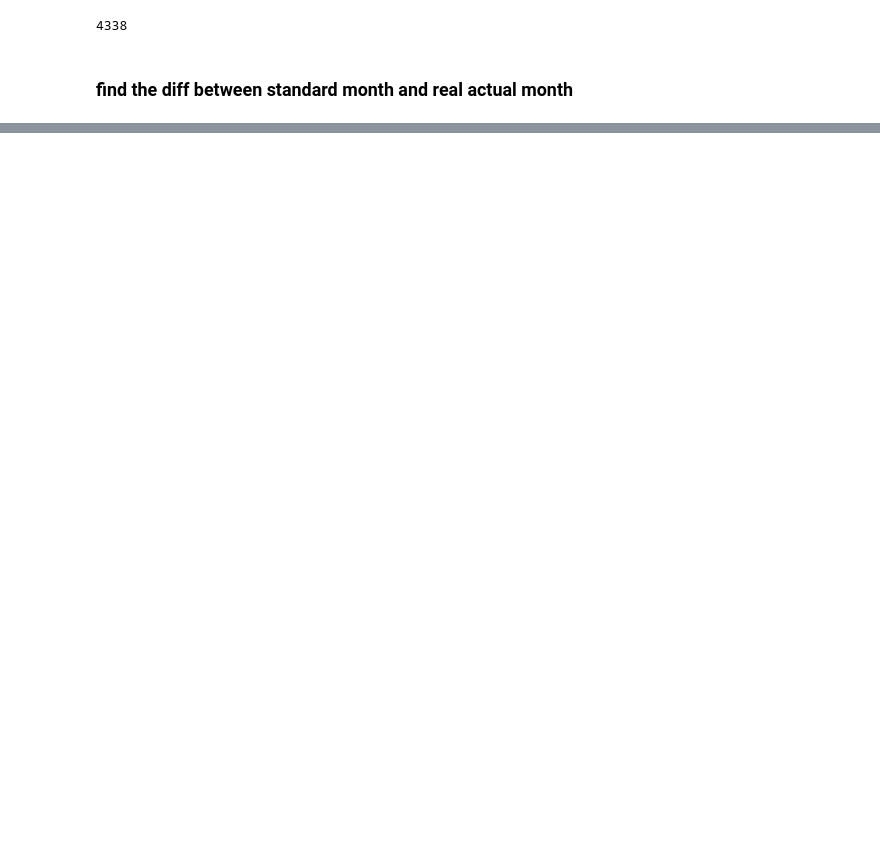
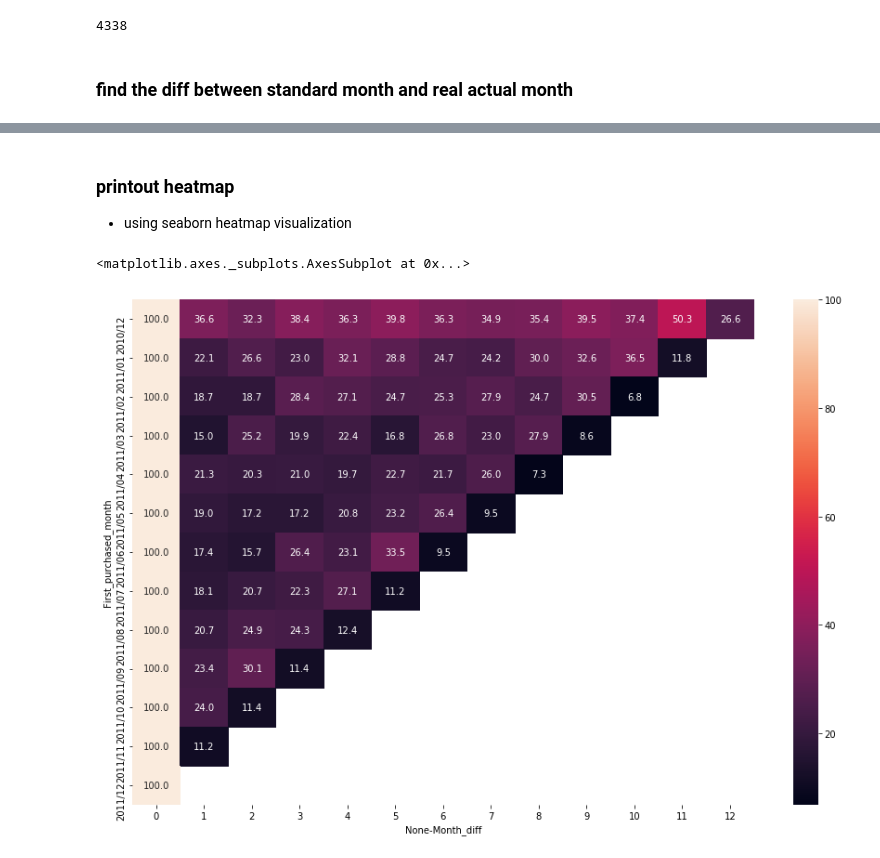
Before and after one commit to YoungJae-Hur/Data-science, a Jupyter notebook: project-shopping/3. selecting VIP clients (cohort analysis).ipynb, the cells around one changed output, grey strips where cells are left out. Saved outputs shown, nothing was run; the diff lists cells and outputs as text; code cells hidden in the pictures; blank space fills up the shorter version.

Commit message:
Add cohort clients data

```diff
--- a/project-shopping/3. selecting VIP clients (cohort analysis).ipynb
+++ b/project-shopping/3. selecting VIP clients (cohort analysis).ipynb
@@ -211,0 +214,7 @@ df.tail()
+# %%
+def get_unique_ID(x):
+    return len(np.unique(x))
+
+cohort_group = df.groupby(['First_purchased_month', 'Month_diff'])
+cohort_df = cohort_group['CustomerID'].apply(get_unique_ID).reset_index()
+cohort_df.head()
@@ -211,0 +228,4 @@ df.tail()
+# %%
+#change month_diff column into raw
+cohort_df = cohort_df.pivot(index='First_purchased_month', columns='Month_diff')
+cohort_df.head()
@@ -211,0 +241,5 @@ df.tail()
+# %%
+customer_cohort = cohort_df.div(cohort_df.iloc[:,0], axis=0) * 100
+customer_cohort = customer_cohort.round(decimals=2)
+
+customer_cohort
@@ -211,0 +263,16 @@ df.tail()
+# %% [markdown]
+### printout heatmap
+- using seaborn heatmap visualization
+# %%
+xticks = np.arange(0,13)
+yticks = ['2010/12', '2011/01', '2011/02', '2011/03', '2011/04', '2011/05', '2011/06', '2011/07', '2011/08', '2011/09', '2011/10', '2011/11', '2011/12']
+
+plt.figure(figsize=(15, 10))
+sns.heatmap(customer_cohort,
+           annot=True,
+           xticklabels=xticks,
+           yticklabels=yticks,
+           fmt='.1f')
+# %% [output]
+<matplotlib.axes._subplots.AxesSubplot at 0x...>
+[figure, added]
```
Also changed, not shown: parts of 4 cells of this notebook.
